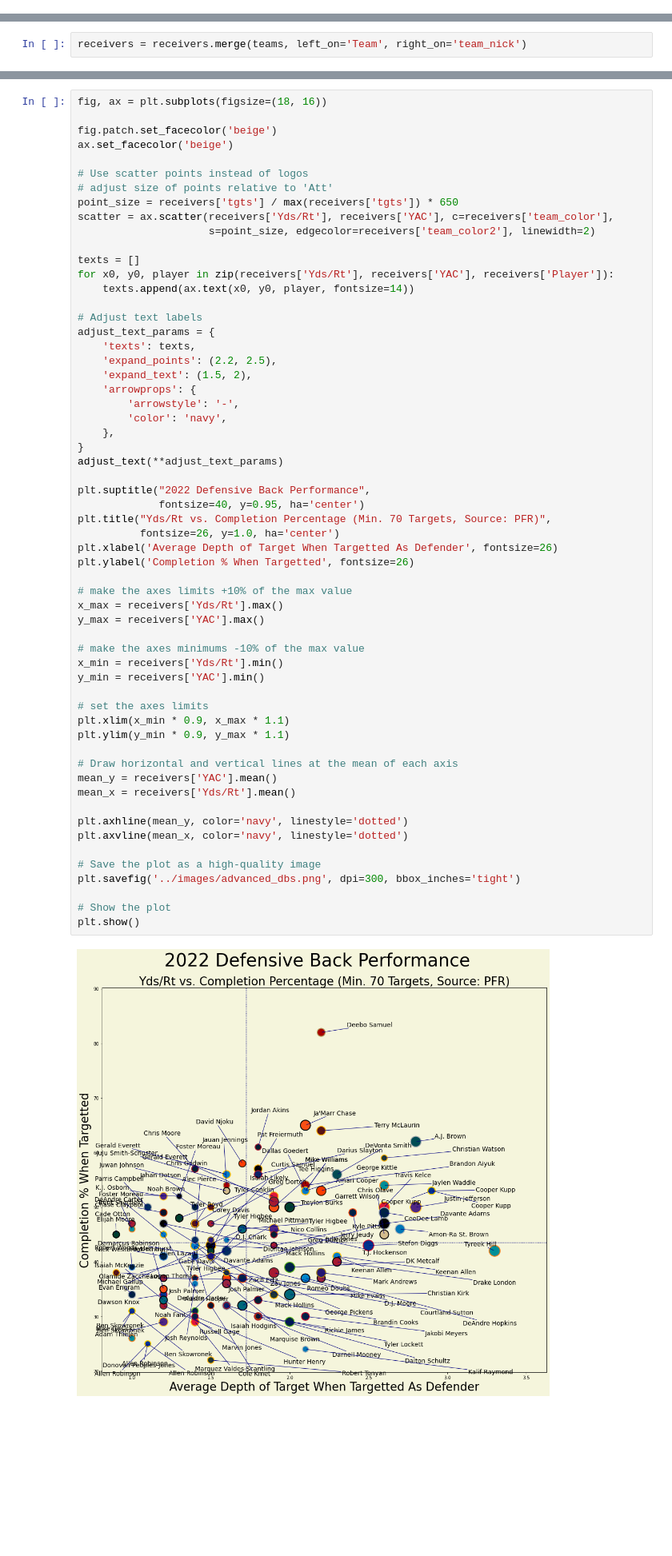
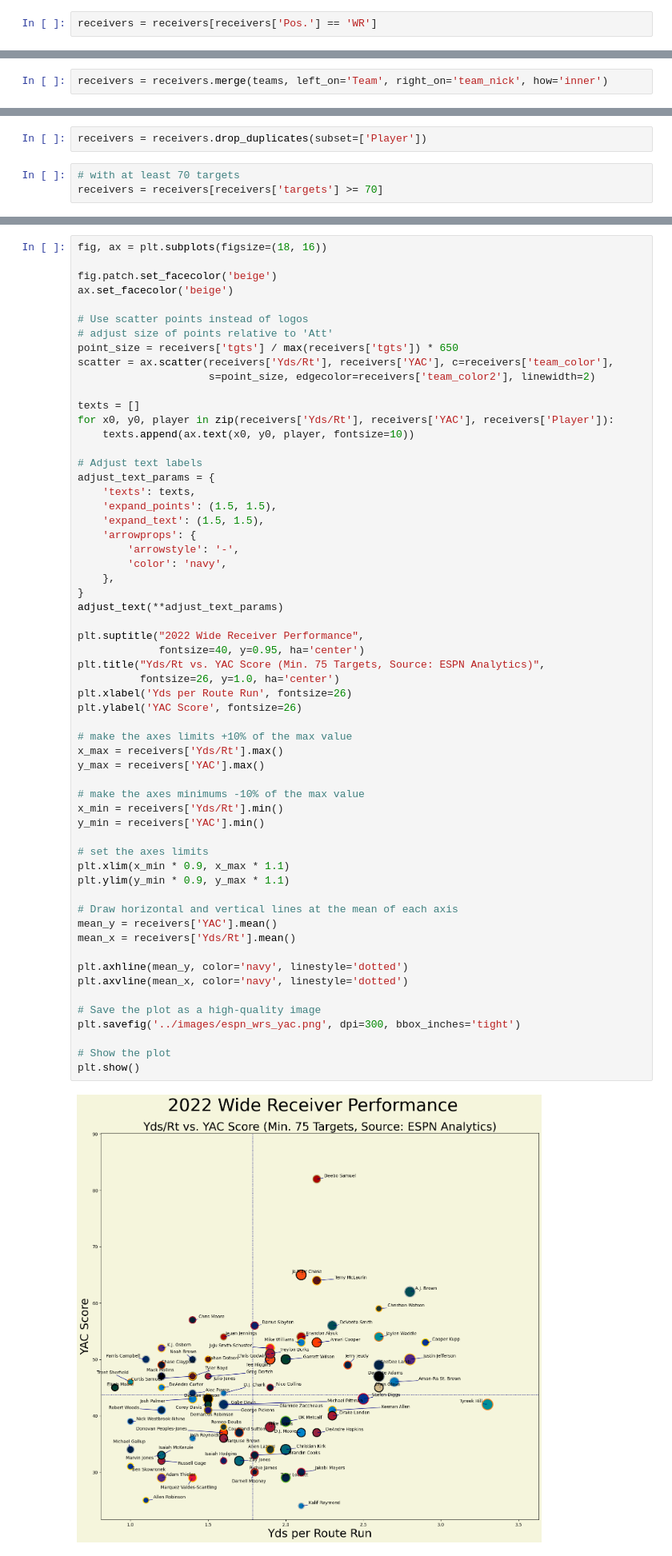
Before and after one commit to tbryan2/visualization-toolbox, a Jupyter notebook: nfl/notebooks/espn_receivers.ipynb, the cells around one changed output, grey strips where cells are left out. Shown at 80% size. Drawn from its saved outputs; the diff is of its cells as text; blank space fills up the shorter version.

Commit message:
espn analytics

```diff
--- a/nfl/notebooks/espn_receivers.ipynb
+++ b/nfl/notebooks/espn_receivers.ipynb
@@ -17,4 +33,6 @@ receivers = receivers[['Player', 'Team', 'tgts', 'Yds/Rt', 'YAC', 'Open', 'Catch
+# %%
+receivers = receivers[receivers['Pos.'] == 'WR']
 # %%
 teams = nfl.import_team_desc()
 # %%
-receivers = receivers.merge(teams, left_on='Team', right_on='team_nick')
+receivers = receivers.merge(teams, left_on='Team', right_on='team_nick', how='inner')
@@ -36,0 +39,5 @@ receivers
+# %%
+receivers = receivers.drop_duplicates(subset=['Player'])
+# %%
+# with at least 70 targets
+receivers = receivers[receivers['targets'] >= 70]
@@ -48,13 +57,13 @@ scatter = ax.scatter(receivers['Yds/Rt'], receivers['YAC'], c=receivers['team_co
 
 texts = []
 for x0, y0, player in zip(receivers['Yds/Rt'], receivers['YAC'], receivers['Player']):
-    texts.append(ax.text(x0, y0, player, fontsize=14))
+    texts.append(ax.text(x0, y0, player, fontsize=10))
 
 # Adjust text labels
 adjust_text_params = {
     'texts': texts,
-    'expand_points': (2.2, 2.5),
-    'expand_text': (1.5, 2),
+    'expand_points': (1.5, 1.5),
+    'expand_text': (1.5, 1.5),
     'arrowprops': {
         'arrowstyle': '-',
         'color': 'navy',
@@ -62,36 +71,36 @@ adjust_text_params = {
 }
 adjust_text(**adjust_text_params)
 
-plt.suptitle("2022 Defensive Back Performance",
+plt.suptitle("2022 Wide Receiver Performance",
              fontsize=40, y=0.95, ha='center')
-plt.title("Yds/Rt vs. Completion Percentage (Min. 70 Targets, Source: PFR)",
+plt.title("Yds/Rt vs. YAC Score (Min. 75 Targets, Source: ESPN Analytics)",
           fontsize=26, y=1.0, ha='center')
-plt.xlabel('Average Depth of Target When Targetted As Defender', fontsize=26)
-plt.ylabel('Completion % When Targetted', fontsize=26)
+plt.xlabel('Yds per Route Run', fontsize=26)
+plt.ylabel('YAC Score', fontsize=26)
 
 # make the axes limits +10% of the max value
 x_max = receivers['Yds/Rt'].max()
 y_max = receivers['YAC'].max()
 
 # make the axes minimums -10% of the max value
 x_min = receivers['Yds/Rt'].min()
 y_min = receivers['YAC'].min()
 
 # set the axes limits
 plt.xlim(x_min * 0.9, x_max * 1.1)
 plt.ylim(y_min * 0.9, y_max * 1.1)
 
 # Draw horizontal and vertical lines at the mean of each axis
 mean_y = receivers['YAC'].mean()
 mean_x = receivers['Yds/Rt'].mean()
 
 plt.axhline(mean_y, color='navy', linestyle='dotted')
 plt.axvline(mean_x, color='navy', linestyle='dotted')
 
 # Save the plot as a high-quality image
-plt.savefig('../images/advanced_dbs.png', dpi=300, bbox_inches='tight')
+plt.savefig('../images/espn_wrs_yac.png', dpi=300, bbox_inches='tight')
 
 # Show the plot
 plt.show()
 # %% [output]
-[figure, old version]
+[figure, new version]
```
Also changed, not shown: parts of 6 cells of this notebook, 1 other file.
